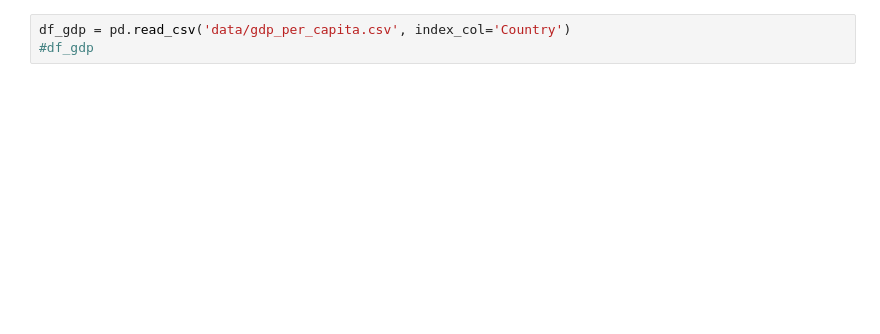
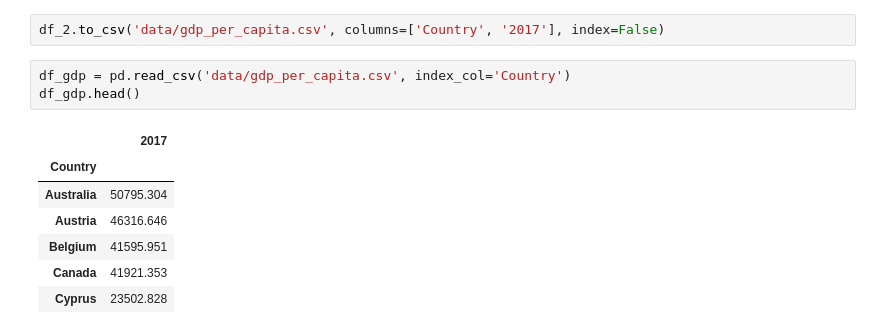
Before and after one commit to indikaimk/ipython_notebooks, a Jupyter notebook: hands_on_ml/gdp_happiness.ipynb, the cells around one changed output. Saved outputs shown, nothing was run; the diff lists cells and outputs as text; blank space fills up the shorter version.

```diff
--- a/hands_on_ml/gdp_happiness.ipynb
+++ b/hands_on_ml/gdp_happiness.ipynb
@@ -40,5 +64,15 @@ df_2t.to_csv('data/gdp_per_capita.csv', columns=['Country', '2017'], index=False
+# %%
+df_2.to_csv('data/gdp_per_capita.csv', columns=['Country', '2017'], index=False)
 # %%
 df_gdp = pd.read_csv('data/gdp_per_capita.csv', index_col='Country')
-#df_gdp
+df_gdp.head()
+# %% [output]
+|  | 2017 |
+| Country |  |
+| Australia | 50795.304 |
+| Austria | 46316.646 |
+| Belgium | 41595.951 |
+| Canada | 41921.353 |
+| Cyprus | 23502.828 |
 # %%
 df_ls = pd.read_csv('data/life_satisfaction.csv', index_col='Country')
```
Also changed, not shown: parts of 17 cells of this notebook, 1 other file.
